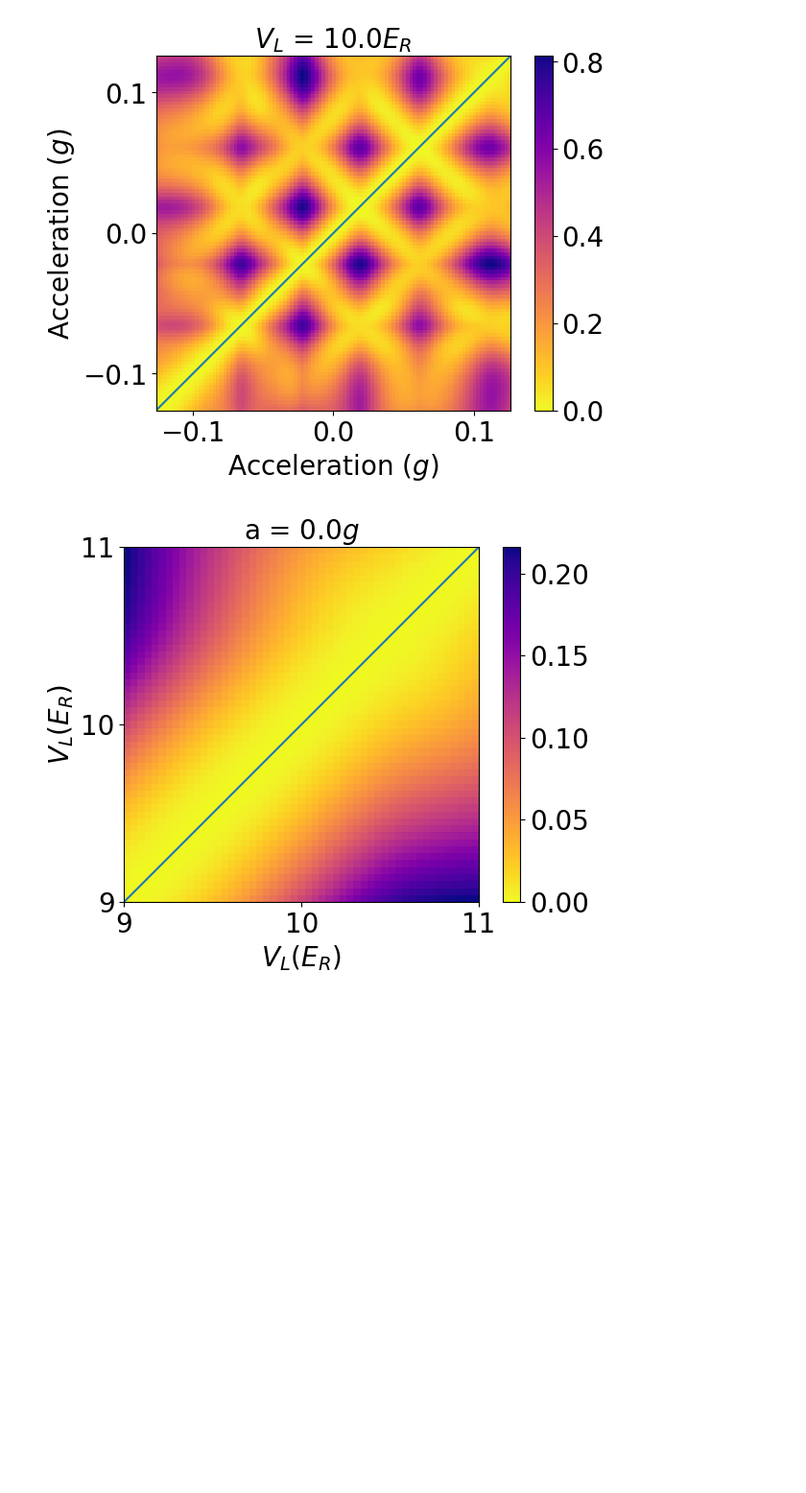
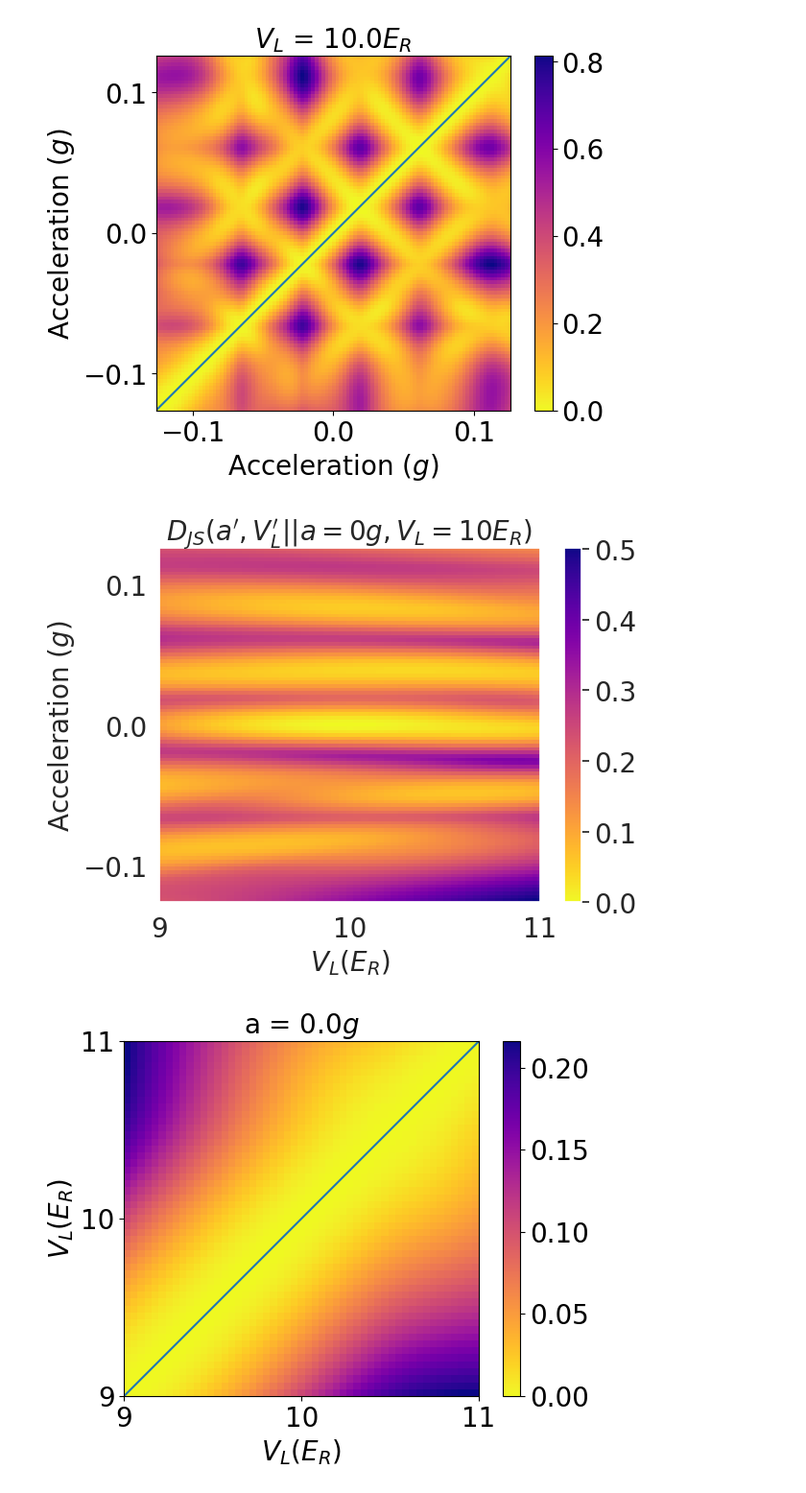
Before and after one commit to rootware/lattice_evolution, a Jupyter notebook: Python/Paper_Plots.ipynb, the cells around one changed output. Shown at 96% size. Cells and saved outputs as stored; diff of their text form; code cells hidden in the pictures; blank space fills up the shorter version.

```diff
--- a/Python/Paper_Plots.ipynb
+++ b/Python/Paper_Plots.ipynb
@@ -143,6 +141,38 @@ plt.grid(False)
 plt.savefig("JS_acc.pdf", bbox_inches="tight")
 # %% [output]
 [figure]
+# %%
+from matplotlib import ticker
+momindices=np.where(AVListIndex[:,1]==int((VList.shape[0]-1)/2))[0];
+momproblist =MomProb[momindices];
+indices = AVListIndex[momindices];
+datamom =np.reshape( MomProb, ( AList.size, VList.size,11));
+accindices = indices[:, 0];
+acc = AList[accindices]
+
+no_of_values = len(accindices);
+JSDivergenceMatrix=np.zeros((len(AList), len(VList))) ;
+
+for i in range(len(AVListIndex)):
+    JSDivergenceMatrix [AVListIndex[i,0]][AVListIndex[i,1]]= JSDivergence(MomProb[i],datamom[ int((AList.shape[0]-1)/2), int((VList.shape[0]-1)/2), :] );
+
+
+plt.locator_params(axis='both', nbins=3)
+yticks = ticker.MaxNLocator(3)
+
+plt.imshow(JSDivergenceMatrix, cmap="plasma_r", extent=[VList[0], VList[-1], acc[-1]*accUnit/g, acc[0] *accUnit/g], aspect="auto")
+indices_JS = np.where(JSDivergenceMatrix==0)
+#plt.plot(AList[indices_JS[1]]*accUnit/g, AList[indices_JS[0]]*accUnit/g)
+plt.gca().invert_yaxis();
+plt.colorbar()
+plt.xlabel("$V_L (E_R)$")
+plt.ylabel("Acceleration ($g$)")
+plt.title("$D_{JS}(a',V_L'||a=0g, V_L=10E_R)$")
+plt.grid(False)
+
+plt.savefig("JS_curv.pdf", bbox_inches="tight")
+# %% [output]
+[figure, added]
 # %%
 momindices=np.where(AVListIndex[:,0]==int((AList.shape[0]-1)/2))[0];
 momproblist =MomProb[momindices];
```
Also changed, not shown: parts of 18 cells of this notebook, 8 other files.
